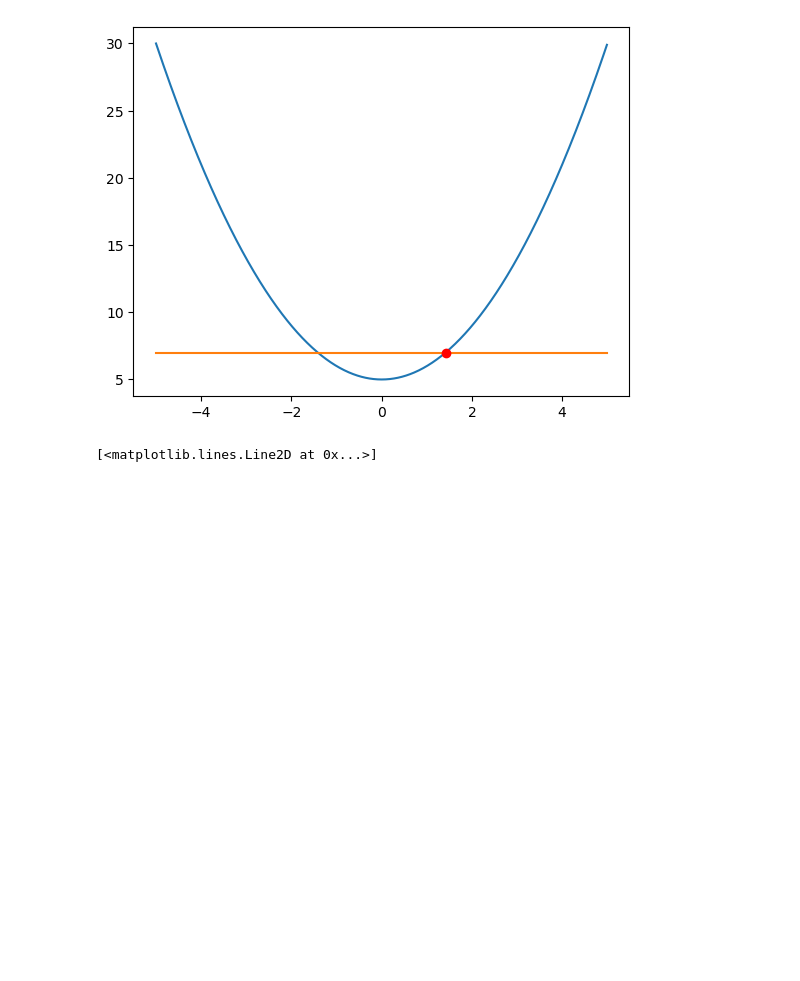
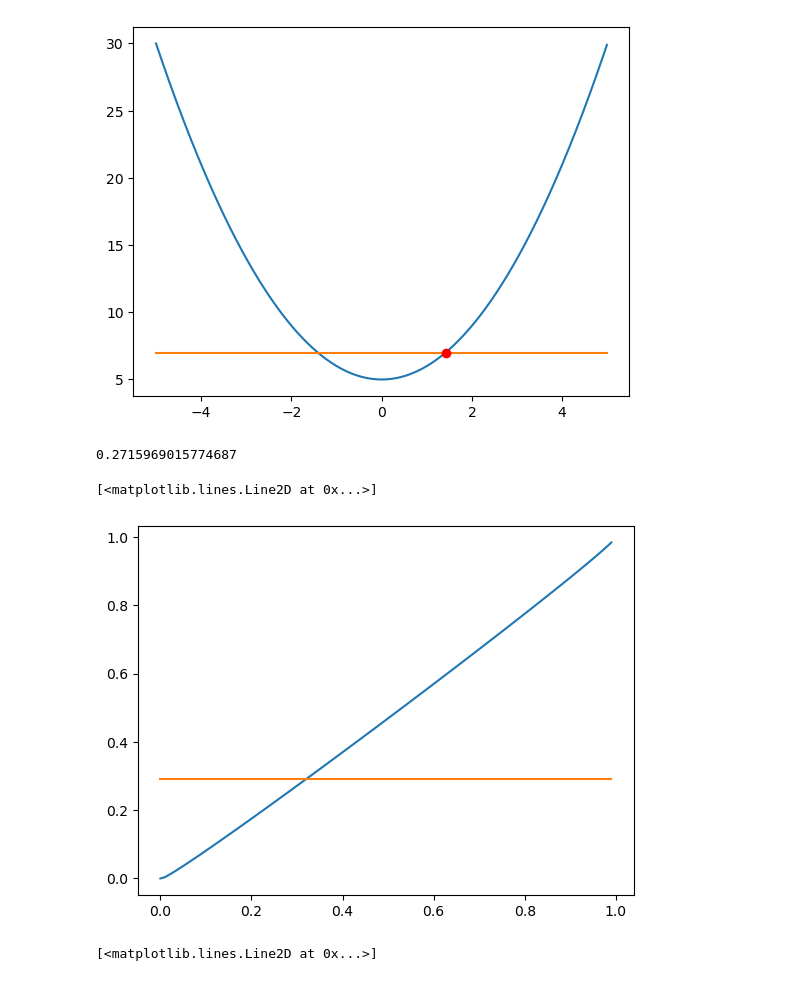
Before and after one commit to gregoirebechade/covid_internship, a Jupyter notebook: 07_global_evaluation_of_the_models.ipynb, the cells around one changed output. Cells and saved outputs as stored; diff of their text form; code cells hidden in the pictures; blank space fills up the shorter version.

```diff
--- a/07_global_evaluation_of_the_models.ipynb
+++ b/07_global_evaluation_of_the_models.ipynb
@@ -252,6 +252,24 @@ plt.plot(solving, g(solving), 'ro')
 [1.41421305]
 [<matplotlib.lines.Line2D at 0x...>]
 [figure]
+# %%
+0.3-np.sqrt(0.3*0.7/1000)*1.96
+# %% [output]
+0.2715969015774687
+# %%
+def f1(p, n):
+    return p - np.sqrt(p*(1-p)/n)*1.96
+
+def f2(p, n):
+    return p + np.sqrt(p*(1-p)/n)*1.96
+
+x=np.arange(0, 1, 0.01)
+y=f1(x, 1000)
+plt.plot(x, y)
+plt.plot(x, [0.29]*len(x))
+# %% [output]
+[<matplotlib.lines.Line2D at 0x...>]
+[figure, added]
 # %%
 x=np.arange(0, 1, 0.01)
 y=x-np.sqrt(x*(1-x))
```
